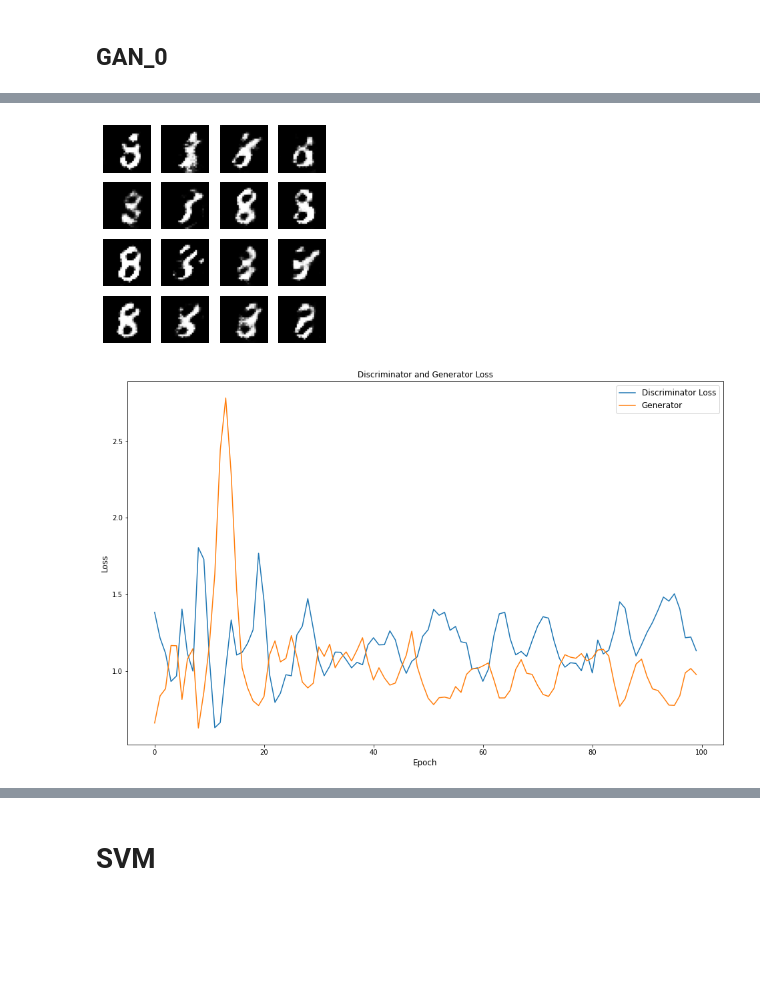
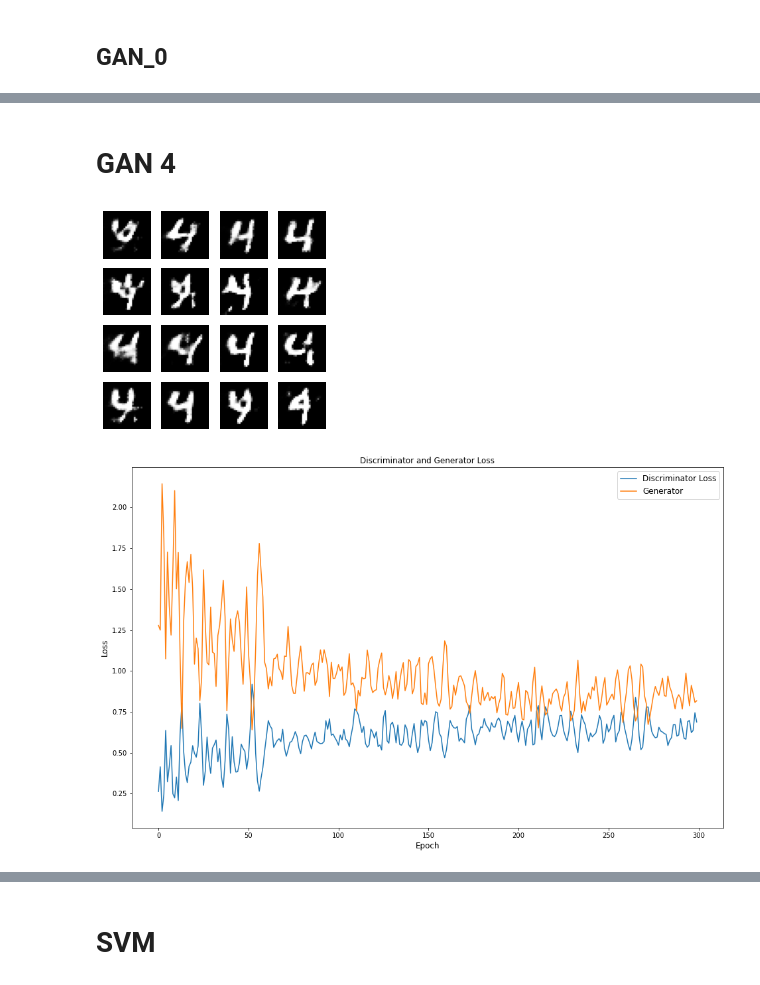
Before and after one commit to iamfredo/gans_mnist, a Jupyter notebook: gans_test.ipynb, the cells around one changed output, grey strips where cells are left out. Cells and saved outputs as stored; diff of their text form; code cells hidden in the pictures; blank space fills up the shorter version.

```diff
--- a/gans_test.ipynb
+++ b/gans_test.ipynb
@@ -226,7 +224,7 @@ def train_step(images, generator, discriminator, epoch):
 # %%
 import time
 
-def train(dataset, epochs, generator, discriminator, save_images_dict):
+def train(dataset, dataclass,  epochs, generator, discriminator, save_images_dict):
 
   for epoch in range(epochs):
     start = time.time()
@@ -240,15 +238,16 @@ def train(dataset, epochs, generator, discriminator, save_images_dict):
     display.clear_output(wait=True)
     generate_and_save_images(generator,
                              epoch + 1,
-                             seed)
+                             seed,
+                             dataclass)
 
     # Save the model every 15 epochs
-    if (epoch + 1) % 15 == 0:
-      checkpoint.save(file_prefix = checkpoint_prefix)
+    # if (epoch + 1) % 15 == 0:
+    #  checkpoint.save(file_prefix = checkpoint_prefix)
 
     print ('Time for epoch {} is {} sec'.format(epoch + 1, time.time()-start))
     # print("Acc D:   ", acc/(len(dataset)))
-    d_loss_plot.append(disc_loss)
+    d_loss_plot.append(disc_loss/2)
     d_real_loss_plot.append(d_real_loss)
     d_fake_loss_plot.append(d_fake_loss)
     g_loss_plot.append(gen_loss)
@@ -258,7 +257,8 @@ def train(dataset, epochs, generator, discriminator, save_images_dict):
   display.clear_output(wait=True)
   generate_and_save_images(generator,
                            epochs,
-                           seed)
+                           seed,
+                           dataclass)
   # return gen_loss_dict, dis_loss_dict
 # %% [markdown]
 # Create Images and save them
@@ -700,7 +699,7 @@ d_fake_loss_plot = []
 g_loss_plot = []
 
 GAN_38 = {}
-train(train_dataset_8, 100, generator=generator_38, discriminator=discriminator_38, save_images_dict=GAN_38)
+train(train_dataset_8, 38, 200, generator=generator_38, discriminator=discriminator_38, save_images_dict=GAN_38)
 
 
 # Loss plots
@@ -714,6 +713,35 @@ plt.ylabel("Loss", fontsize=12)
 plt.xlabel("Epoch", fontsize=12)
 plt.legend(["Discriminator Loss", "Generator"], fontsize=12)
 plt.show()
-# %% [output]
-[figure, removed]
-[figure, removed]
+# %% [markdown]
+# GAN 4
+# %%
+# Dict to save dicts with generated images per epoche
+GAN_4 = {}
+
+generator_4 = create_generator_model()
+discriminator_4 = make_discriminator_model()
+
+gen_loss_dict = {}
+dis_loss_dict = {}
+d_loss_plot = []
+d_real_loss_plot = []
+d_fake_loss_plot = []
+g_loss_plot = []
+
+train(train_dataset_4, 4, 300, generator=generator_4, discriminator=discriminator_4, save_images_dict=GAN_4)
+
+# Loss plots
+plt.figure(figsize=(16,10))
+plt.plot(d_loss_plot)
+#plt.plot(d_real_loss_plot)
+#plt.plot(d_fake_loss_plot)
+plt.plot(g_loss_plot)
+plt.title("Discriminator and Generator Loss")
+plt.ylabel("Loss", fontsize=12)
+plt.xlabel("Epoch", fontsize=12)
+plt.legend(["Discriminator Loss", "Generator"], fontsize=12)
+plt.show()
+# %% [output]
+[figure, added]
+[figure, added]
```
Also changed, not shown: parts of 57 cells of this notebook, 1 other file.
